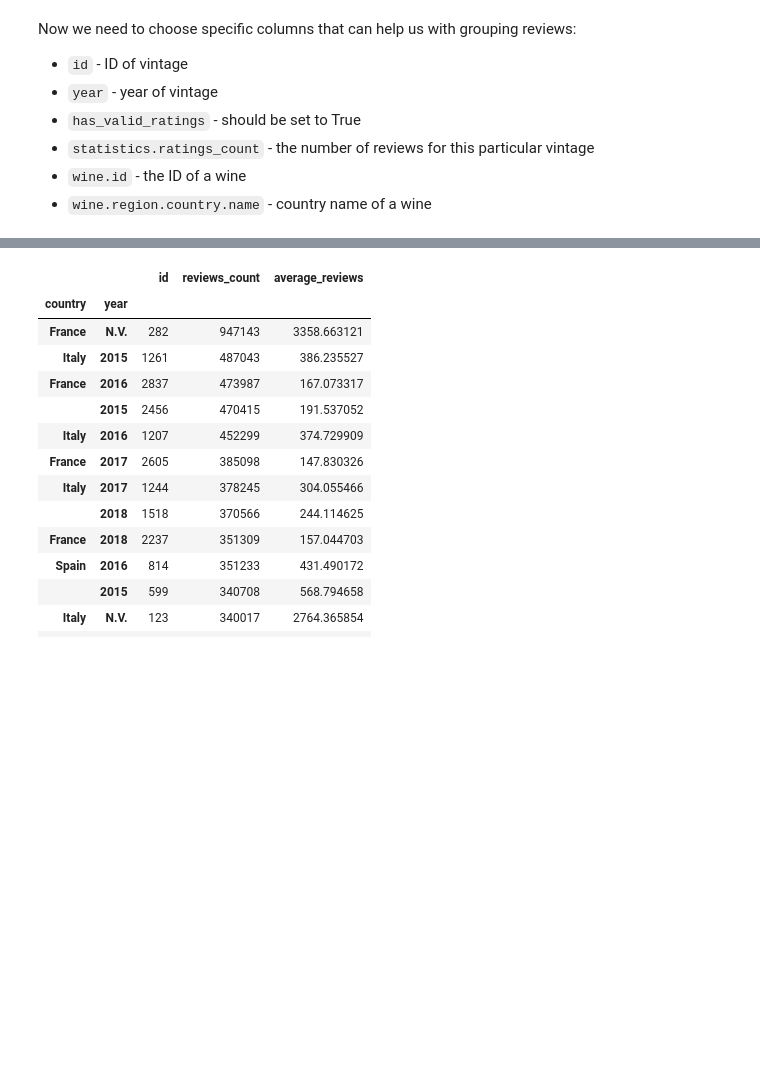
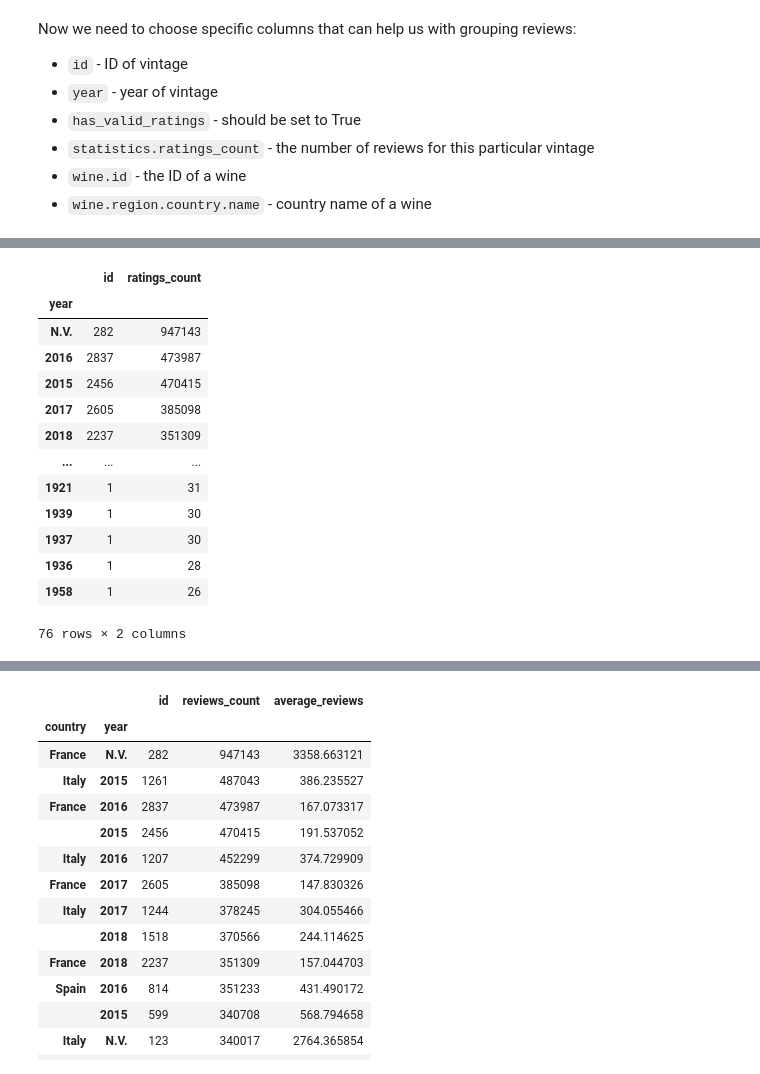
Before and after one commit to sveta-egorova/wine, a Jupyter notebook: vivino_crawler.ipynb, the cells around one changed output, grey strips where cells are left out. Drawn from its saved outputs; the diff is of its cells as text; code cells hidden in the pictures; blank space fills up the shorter version.

```diff
--- a/vivino_crawler.ipynb
+++ b/vivino_crawler.ipynb
@@ -1049,0 +1067,17 @@ filter_gb = filter_df.groupby(['country', 'year']).agg({'id': 'count', 'reviews_
+# %%
+filter_gb.loc['France'].sort_values(by='ratings_count', ascending=False)
+# %% [output]
+|  | id | ratings_count |
+| year |  |  |
+| N.V. | 282 | 947143 |
+| 2016 | 2837 | 473987 |
+| 2015 | 2456 | 470415 |
+| 2017 | 2605 | 385098 |
+| 2018 | 2237 | 351309 |
+| ... | ... | ... |
+| 1921 | 1 | 31 |
+| 1939 | 1 | 30 |
+| 1937 | 1 | 30 |
+| 1936 | 1 | 28 |
+| 1958 | 1 | 26 |
+76 rows × 2 columns
```
Also changed, not shown: parts of 30 cells of this notebook, 3 other files.
